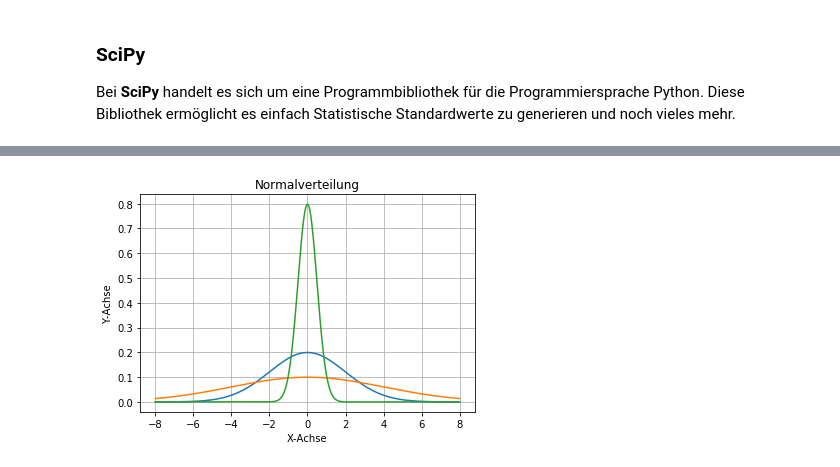
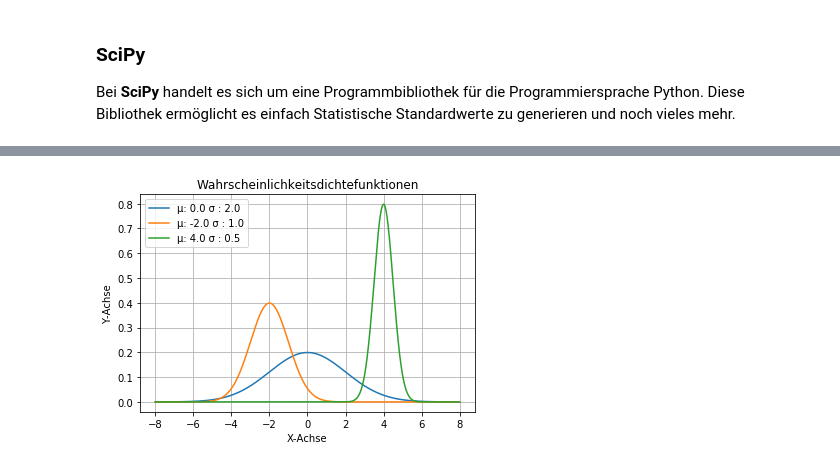
Before and after one commit to cheorges/Analysis-With-Python, a Jupyter notebook: Erstellung von Graphiken mit Matplotlib.ipynb, the cells around one changed output, grey strips where cells are left out. Cells and saved outputs as stored; diff of their text form; code cells hidden in the pictures.

```diff
--- a/Erstellung von Graphiken mit Matplotlib.ipynb
+++ b/Erstellung von Graphiken mit Matplotlib.ipynb
@@ -77,12 +87,18 @@ Die Funktion `normalverteilung` generiert mithilfe der Programmbibliothek **SciP
 # %%
 import matplotlib.pyplot as plt
+import numpy as np
 
-plt.title("Normalverteilung")
-plt.xlabel("X-Achse")
-plt.ylabel("Y-Achse")
+
+# Erstellt 1'000 Normalverteilte Daten zwsichen -8.0 und 8.0
+x = np.linspace(-8.0, 8.0, 1000)
+
+plt.title('Wahrscheinlichkeitsdichtefunktion')
+plt.xlabel('X-Achse')
+plt.ylabel('Y-Achse')
 plt.grid(True)
 
-x, y = normalverteilung(0.0, 1.0)
+mu, sigma = 0.0, 2.0
+x, y = normalPDF(x, mu, sigma)
 plt.plot(x, y)
 
 plt.show()
@@ -98,15 +110,18 @@ Folgende nicht vollständige Liste beschreibt, was alles für den Graphen konfig
 # %%
-plt.title("Normalverteilung")
-plt.xlabel("X-Achse")
-plt.ylabel("Y-Achse")
+# Erstellt 1'000 Normalverteilte Daten zwsichen -8.0 und 8.0
+x = np.linspace(-8.0, 8.0, 1000)
+
+plt.title('Wahrscheinlichkeitsdichtefunktionen')
+plt.xlabel('X-Achse')
+plt.ylabel('Y-Achse')
 plt.grid(True)
 
+mu_simga = [(0.0, 2.0), (-2.0, 1.0), (4.0, 0.5)]
+for mu, sigma in mu_simga:
+    x, y = normalPDF(x, mu, sigma)
+    plt.plot(x, y, label=f'\u03BC: {mu} , \u03C3 : {sigma}')
 
-mu_simga = [(0.0, 2.0), (-4.0, 4.0), (2.0, 0.5)]
-for value in mu_simga:
-    x, y = normalverteilung(value[0], value[1])
-    plt.plot(x, y)
-
+plt.legend()
 plt.show()
 # %% [output]
-[figure, old version]
+[figure, new version]
```
Also changed, not shown: parts of 16 cells of this notebook.
